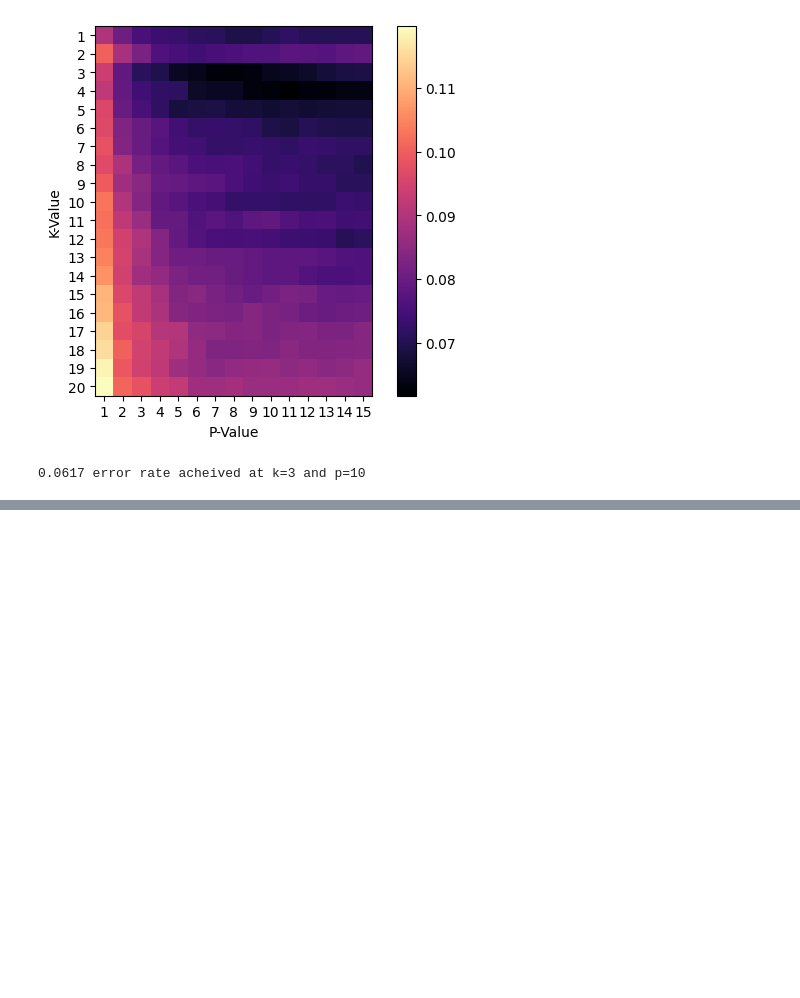
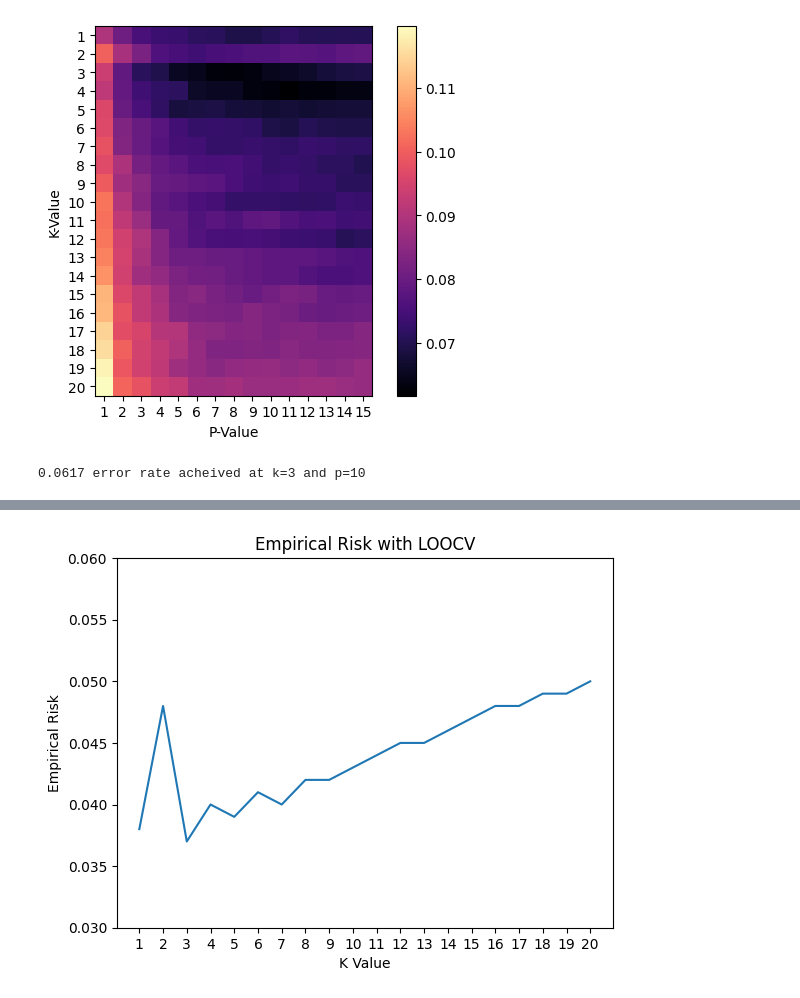
Before and after one commit to sashwatr19/SLT_Assignment1, a Jupyter notebook: Implement_V2.ipynb, the cells around one changed output, grey strips where cells are left out. Saved outputs shown, nothing was run; the diff lists cells and outputs as text; code cells hidden in the pictures; blank space fills up the shorter version.

```diff
--- a/Implement_V2.ipynb
+++ b/Implement_V2.ipynb
@@ -247,0 +282,16 @@ plt.show()
+# %%
+# Get features and labels for datasets
+train_X, train_y = get_features_targets(train_data)
+test_X, test_y = get_features_targets(test_data)
+
+train_X_binary = (train_X > 128).astype(int)
+# %%
+k_list = np.array([i for i in range(1,21)])
+
+KNN_big_loocv = KNN(k=k_list, distance=2)
+KNN_big_loocv.fit(train_X_binary, train_y)
+# %%
+KNN_big_loocv_scores = KNN_big_loocv.loocv_score_big()
+# %%
+KNN_big_df = pd.DataFrame({'Empirical Risk with LOOCV': KNN_big_loocv_scores}, index=k_list)
+KNN_big_df = KNN_big_df.round(decimals=3)
@@ -247,0 +320,12 @@ plt.show()
+# %%
+import matplotlib.pyplot as plt
+
+plt.plot(k_list, KNN_big_df)
+plt.xticks(k_list)
+plt.ylim((0.03,0.06))
+plt.xlabel('K Value')
+plt.ylabel('Empirical Risk')
+plt.title('Empirical Risk with LOOCV')
+plt.show()
+# %% [output]
+[figure, added]
```
Also changed, not shown: parts of 25 cells of this notebook, 4 other files.
